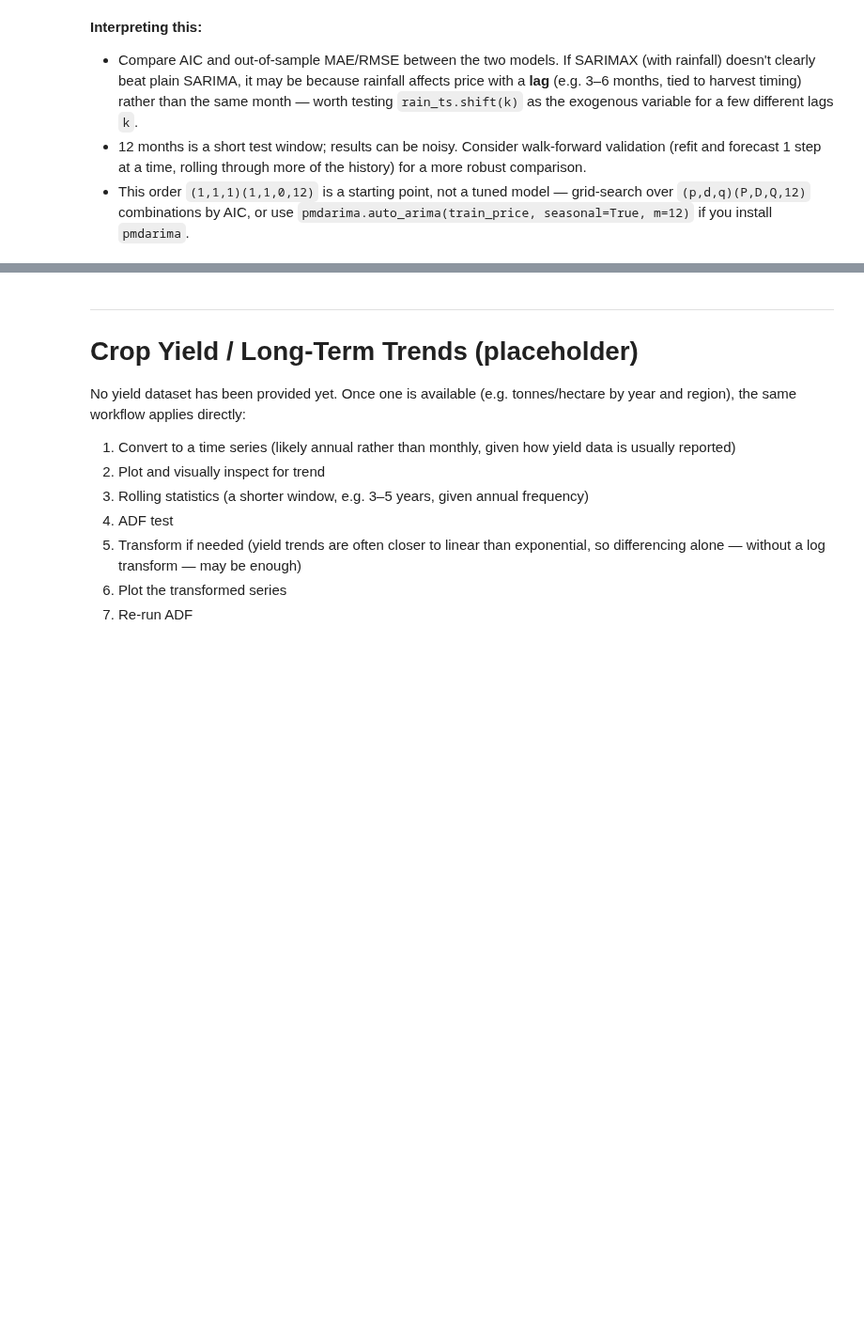
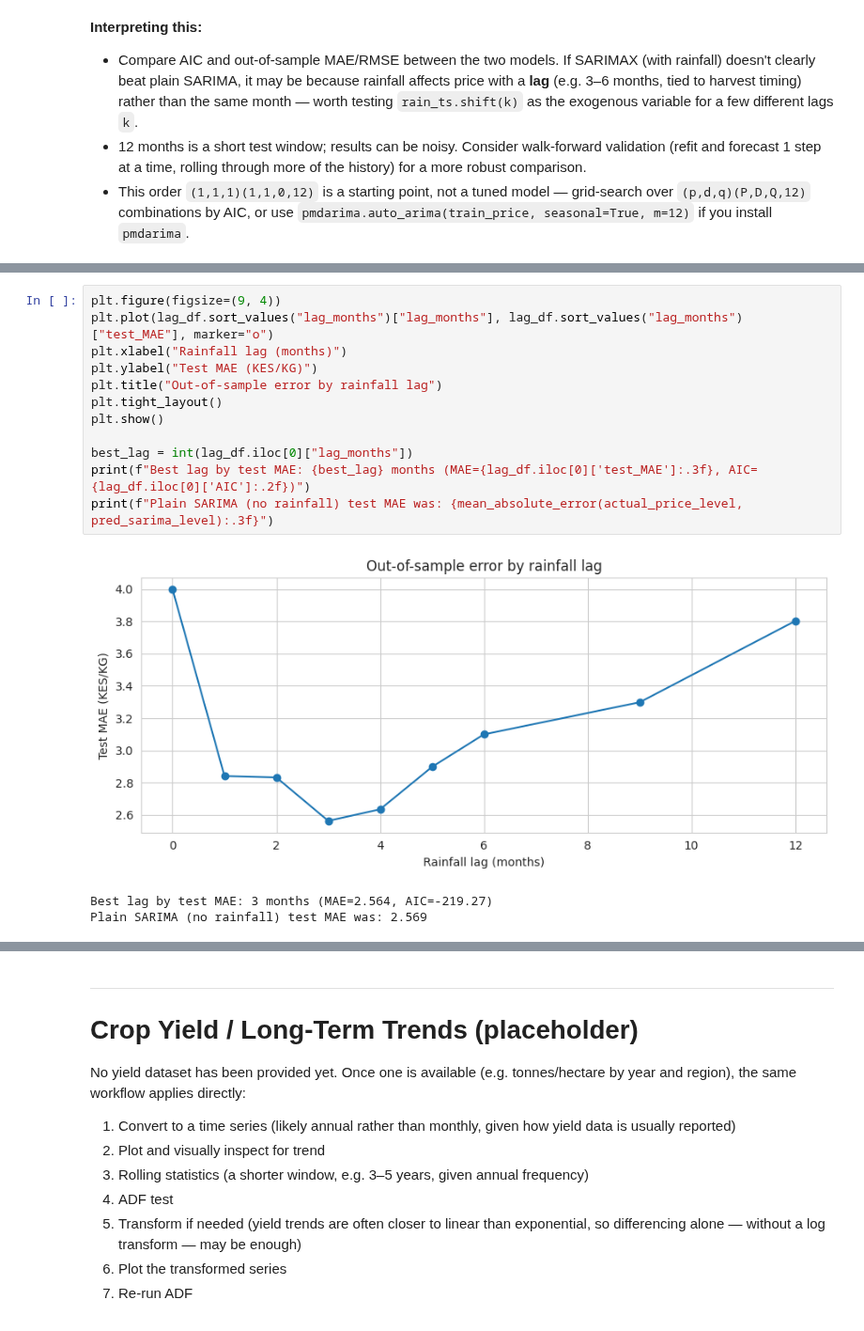
Before and after one commit to machange12/bei-smart, a Jupyter notebook: notebooks/eda/time_series_eda.ipynb, the cells around one changed output, grey strips where cells are left out. Shown at 94% size. Cells and saved outputs as stored; diff of their text form; blank space fills up the shorter version.

```diff
--- a/notebooks/eda/time_series_eda.ipynb
+++ b/notebooks/eda/time_series_eda.ipynb
@@ -483,0 +546,16 @@ Evaluation on held-out 12 months (KES/KG scale):
+# %%
+plt.figure(figsize=(9, 4))
+plt.plot(lag_df.sort_values("lag_months")["lag_months"], lag_df.sort_values("lag_months")["test_MAE"], marker="o")
+plt.xlabel("Rainfall lag (months)")
+plt.ylabel("Test MAE (KES/KG)")
+plt.title("Out-of-sample error by rainfall lag")
+plt.tight_layout()
+plt.show()
+
+best_lag = int(lag_df.iloc[0]["lag_months"])
+print(f"Best lag by test MAE: {best_lag} months (MAE={lag_df.iloc[0]['test_MAE']:.3f}, AIC={lag_df.iloc[0]['AIC']:.2f})")
+print(f"Plain SARIMA (no rainfall) test MAE was: {mean_absolute_error(actual_price_level, pred_sarima_level):.3f}")
+# %% [output]
+[figure, added]
+Best lag by test MAE: 3 months (MAE=2.564, AIC=-219.27)
+Plain SARIMA (no rainfall) test MAE was: 2.569
```
Also changed, not shown: parts of 32 cells of this notebook.
